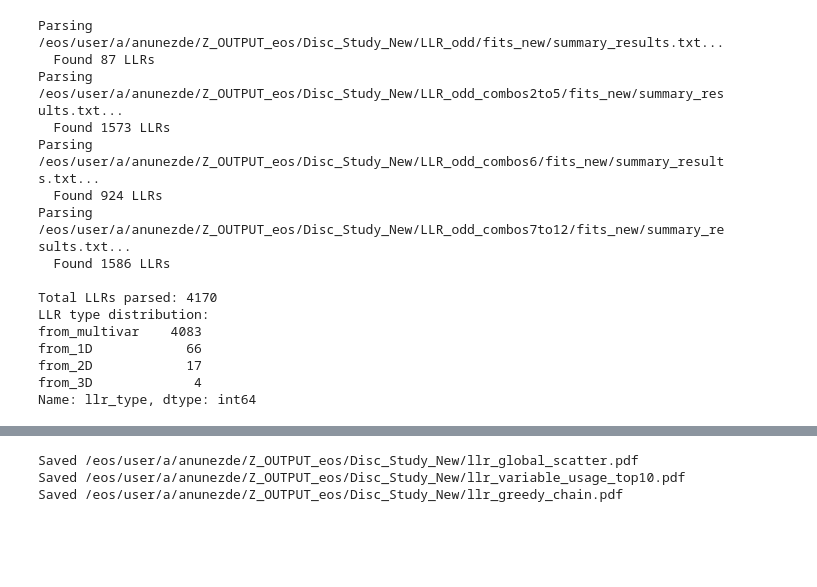
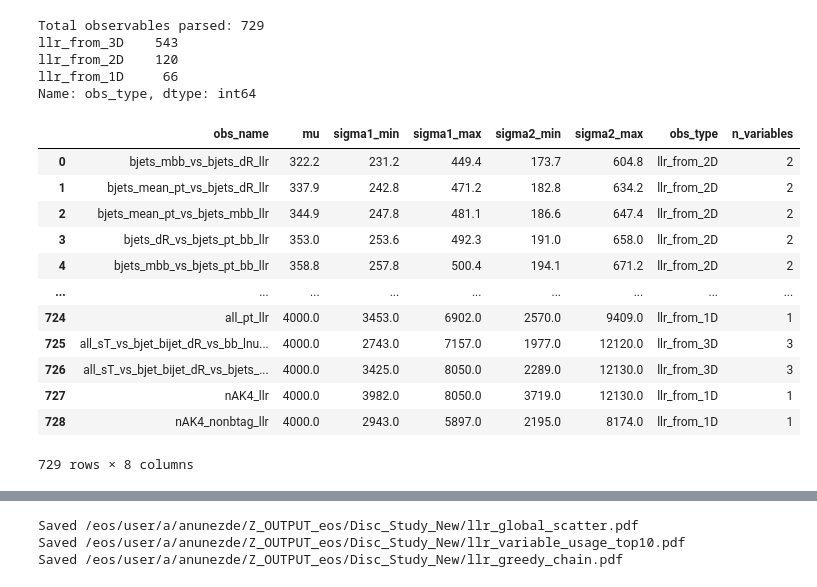
Before and after one commit to antonettprado/hh, a Jupyter notebook: llr_study/plot_UL_results.ipynb, the cells around one changed output, grey strips where cells are left out. Cells and saved outputs as stored; diff of their text form; code cells hidden in the pictures; blank space fills up the shorter version.

Commit message:
mid LLR study write up

```diff
--- a/llr_study/plot_UL_results.ipynb
+++ b/llr_study/plot_UL_results.ipynb
@@ -12,10 +12,10 @@ from llr_study.utils import *
 # %%
 projectdir = Path('/eos/user/a/anunezde/Z_OUTPUT_eos/Disc_Study_New')
 workdirs = [
-    'LLR_odd',
-    'LLR_odd_combos2to5',
-    'LLR_odd_combos6',
-    'LLR_odd_combos7to12',
+    'LLR_crtd_odd',
+    # 'LLR_odd_combos2to5',
+    # 'LLR_odd_combos6',
+    # 'LLR_odd_combos7to12',
 ]
 file_paths = [projectdir / wd / 'fits_new' / 'summary_results.txt' for wd in workdirs]
 df = parse_UL_results_files(file_paths)
@@ -25,22 +25,27 @@ df = parse_UL_results_files(file_paths)
 # df.to_csv(output_file, index=False)
 # print(f"\nResults saved to {output_file}")
 # %% [output]
-Parsing /eos/user/a/anunezde/Z_OUTPUT_eos/Disc_Study_New/LLR_odd/fits_new/summary_results.txt...
-  Found 87 LLRs
-Parsing /eos/user/a/anunezde/Z_OUTPUT_eos/Disc_Study_New/LLR_odd_combos2to5/fits_new/summary_results.txt...
-  Found 1573 LLRs
-Parsing /eos/user/a/anunezde/Z_OUTPUT_eos/Disc_Study_New/LLR_odd_combos6/fits_new/summary_results.txt...
-  Found 924 LLRs
-Parsing /eos/user/a/anunezde/Z_OUTPUT_eos/Disc_Study_New/LLR_odd_combos7to12/fits_new/summary_results.txt...
-  Found 1586 LLRs
-
-Total LLRs parsed: 4170
-LLR type distribution:
-from_multivar    4083
-from_1D            66
-from_2D            17
-from_3D             4
-Name: llr_type, dtype: int64
+Total observables parsed: 729
+llr_from_3D    543
+llr_from_2D    120
+llr_from_1D     66
+Name: obs_type, dtype: int64
+# %%
+df
+# %% [output]
+|  | obs_name | mu | sigma1_min | sigma1_max | sigma2_min | sigma2_max | obs_type | n_variables |
+| 0 | bjets_mbb_vs_bjets_dR_llr | 322.2 | 231.2 | 449.4 | 173.7 | 604.8 | llr_from_2D | 2 |
+| 1 | bjets_mean_pt_vs_bjets_dR_llr | 337.9 | 242.8 | 471.2 | 182.8 | 634.2 | llr_from_2D | 2 |
+| 2 | bjets_mean_pt_vs_bjets_mbb_llr | 344.9 | 247.8 | 481.1 | 186.6 | 647.4 | llr_from_2D | 2 |
+| 3 | bjets_dR_vs_bjets_pt_bb_llr | 353.0 | 253.6 | 492.3 | 191.0 | 658.0 | llr_from_2D | 2 |
+| 4 | bjets_mbb_vs_bjets_pt_bb_llr | 358.8 | 257.8 | 500.4 | 194.1 | 671.2 | llr_from_2D | 2 |
+| ... | ... | ... | ... | ... | ... | ... | ... | ... |
+| 724 | all_pt_llr | 4000.0 | 3453.0 | 6902.0 | 2570.0 | 9409.0 | llr_from_1D | 1 |
+| 725 | all_sT_vs_bjet_bijet_dR_vs_bb_lnu... | 4000.0 | 2743.0 | 7157.0 | 1977.0 | 12120.0 | llr_from_3D | 3 |
+| 726 | all_sT_vs_bjet_bijet_dR_vs_bjets_... | 4000.0 | 3425.0 | 8050.0 | 2289.0 | 12130.0 | llr_from_3D | 3 |
+| 727 | nAK4_llr | 4000.0 | 3982.0 | 8050.0 | 3719.0 | 12130.0 | llr_from_1D | 1 |
+| 728 | nAK4_nonbtag_llr | 4000.0 | 2943.0 | 5897.0 | 2195.0 | 8174.0 | llr_from_1D | 1 |
+729 rows × 8 columns
 # %%
 create_UL_scatter_plot_by_type(df, projectdir)
 # %% [output]
```
Also changed, not shown: parts of 4 cells of this notebook, 40 other files.
